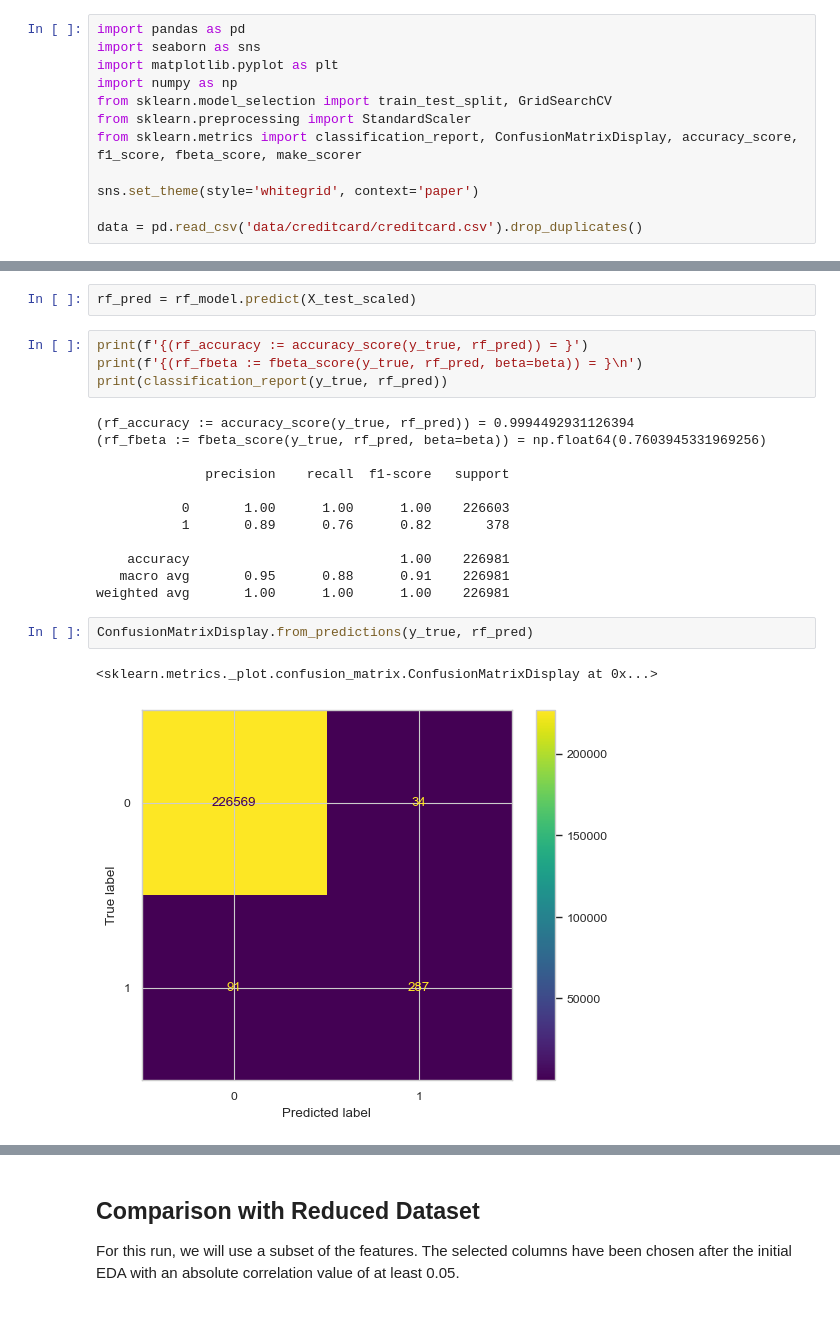
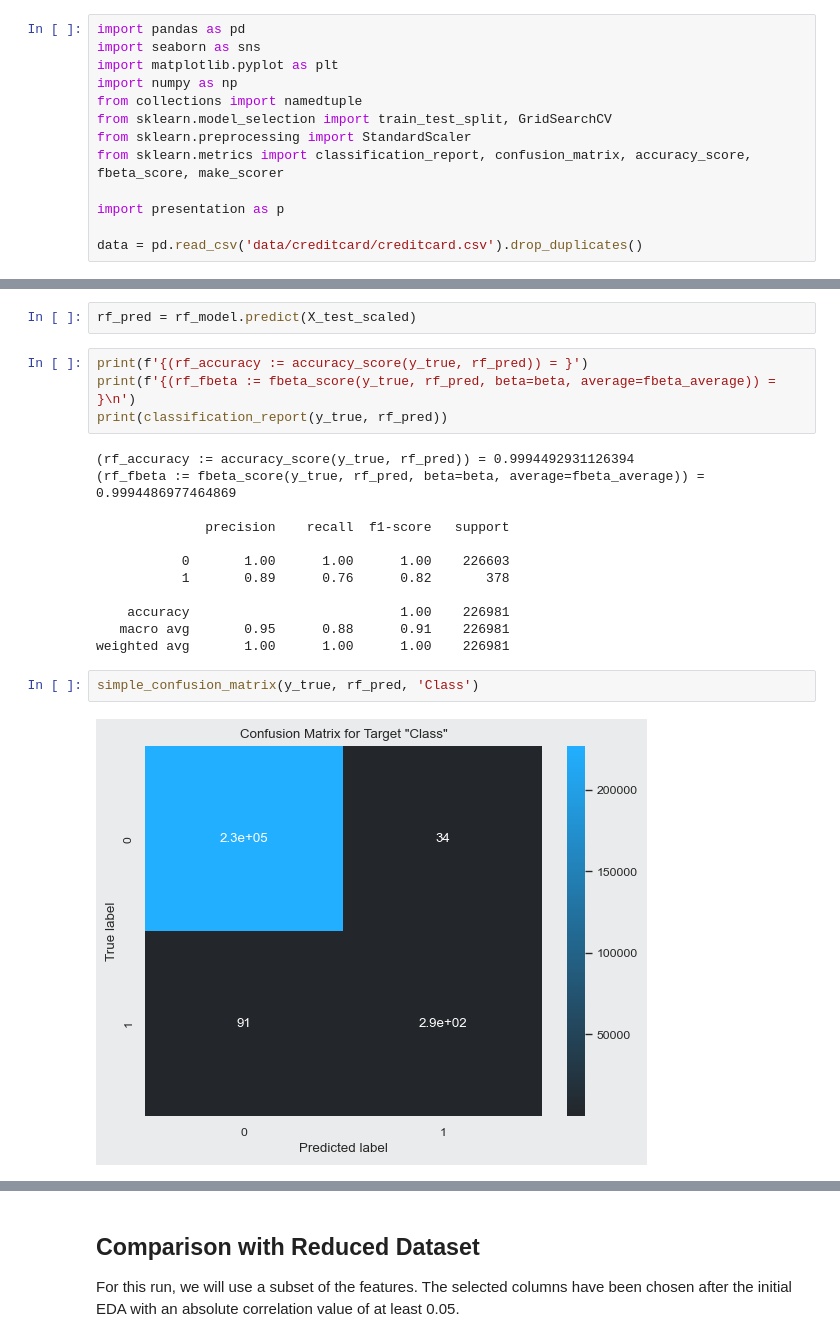
Before and after one commit to WildCodeWolf/Your-Data-Is-Mine, a Jupyter notebook: creditcard-ml.ipynb, the cells around one changed output, grey strips where cells are left out. Saved outputs shown, nothing was run; the diff lists cells and outputs as text.

Commit message:
adjusted visuals for presentation

```diff
--- a/creditcard-ml.ipynb
+++ b/creditcard-ml.ipynb
@@ -3,11 +3,12 @@ import pandas as pd
 import seaborn as sns
 import matplotlib.pyplot as plt
 import numpy as np
+from collections import namedtuple
 from sklearn.model_selection import train_test_split, GridSearchCV
 from sklearn.preprocessing import StandardScaler
-from sklearn.metrics import classification_report, ConfusionMatrixDisplay, accuracy_score, f1_score, fbeta_score, make_scorer
+from sklearn.metrics import classification_report, confusion_matrix, accuracy_score, fbeta_score, make_scorer
 
-sns.set_theme(style='whitegrid', context='paper')
+import presentation as p
 
 data = pd.read_csv('data/creditcard/creditcard.csv').drop_duplicates()
 # %%
@@ -74,11 +126,11 @@ rf_model = RandomForestClassifier(
 rf_pred = rf_model.predict(X_test_scaled)
 # %%
 print(f'{(rf_accuracy := accuracy_score(y_true, rf_pred)) = }')
-print(f'{(rf_fbeta := fbeta_score(y_true, rf_pred, beta=beta)) = }\n')
+print(f'{(rf_fbeta := fbeta_score(y_true, rf_pred, beta=beta, average=fbeta_average)) = }\n')
 print(classification_report(y_true, rf_pred))
 # %% [output]
 (rf_accuracy := accuracy_score(y_true, rf_pred)) = 0.9994492931126394
-(rf_fbeta := fbeta_score(y_true, rf_pred, beta=beta)) = np.float64(0.7603945331969256)
+(rf_fbeta := fbeta_score(y_true, rf_pred, beta=beta, average=fbeta_average)) = 0.9994486977464869
 
               precision    recall  f1-score   support
 
@@ -89,7 +141,6 @@ print(classification_report(y_true, rf_pred))
    macro avg       0.95      0.88      0.91    226981
 weighted avg       1.00      1.00      1.00    226981
 # %%
-ConfusionMatrixDisplay.from_predictions(y_true, rf_pred)
+simple_confusion_matrix(y_true, rf_pred, 'Class')
 # %% [output]
-<sklearn.metrics._plot.confusion_matrix.ConfusionMatrixDisplay at 0x...>
-[figure, old version]
+[figure, new version]
```
Also changed, not shown: parts of 72 cells of this notebook.
